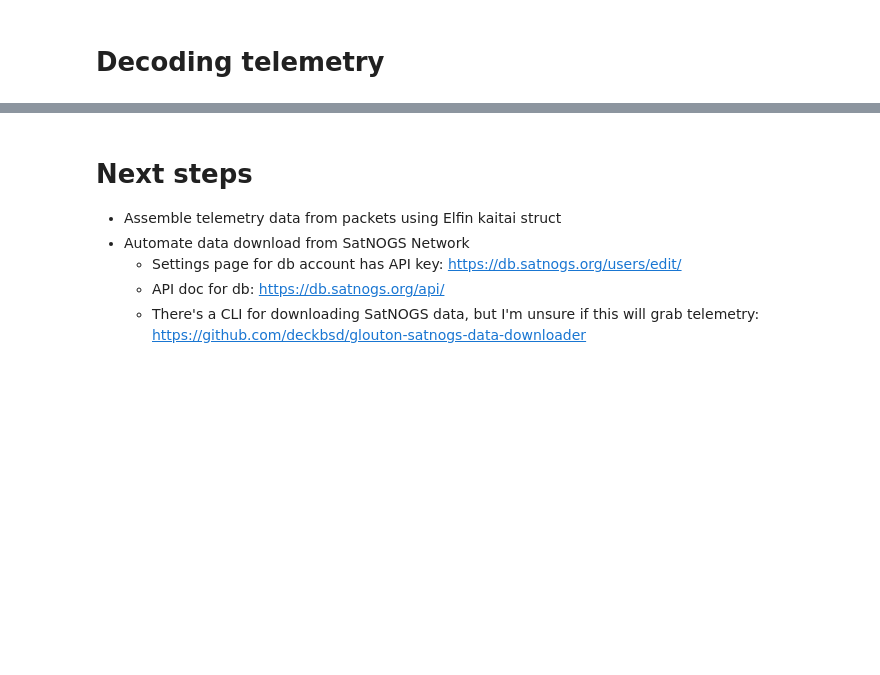
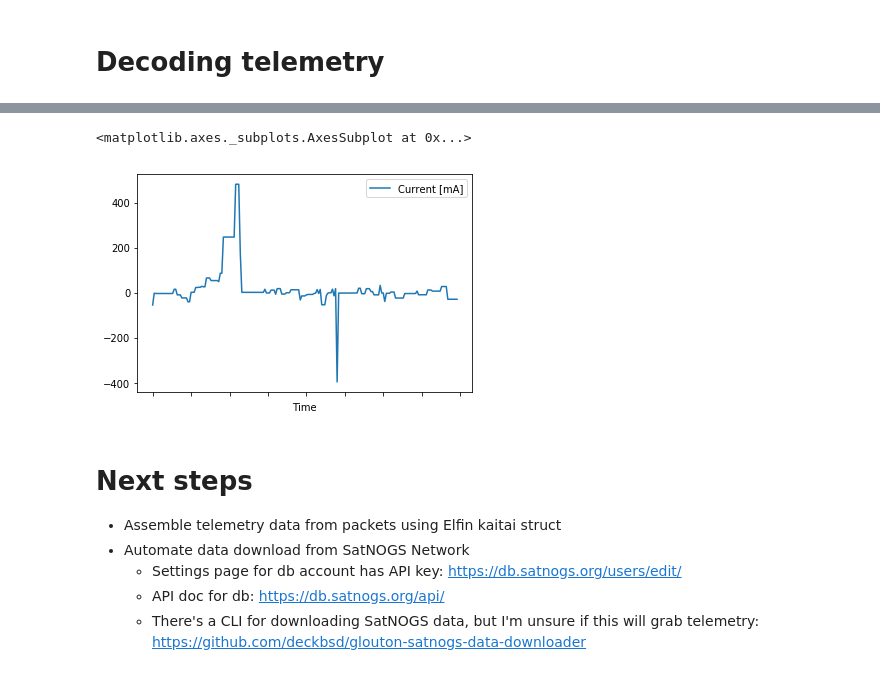
Before and after one commit to geugenm/polaris, a Jupyter notebook: parser.ipynb, the cells around one changed output, grey strips where cells are left out. Drawn from its saved outputs; the diff is of its cells as text; code cells hidden in the pictures; blank space fills up the shorter version.

```diff
--- a/parser.ipynb
+++ b/parser.ipynb
@@ -132,3 +142,15 @@ df_data.plot(x='Time', y='Temp [ºC]')
+# %%
+df_data['Current [mA]'] = 0
+
+for index, beacon in df_data[:].iterrows():
+    d = beacon.pkt.elfin_hskp_pwr1_bat_mon_1_avg_cur_reg
+    d = d * 0.065104167
+    df_data.loc[index, 'Current [mA]'] = d
+
+df_data.plot(x='Time', y='Current [mA]')
+# %% [output]
+<matplotlib.axes._subplots.AxesSubplot at 0x...>
+[figure, added]
 # %% [markdown]
 # Next steps
   - Assemble telemetry data from packets using Elfin kaitai struct
```
Also changed, not shown: parts of 3 cells of this notebook.
